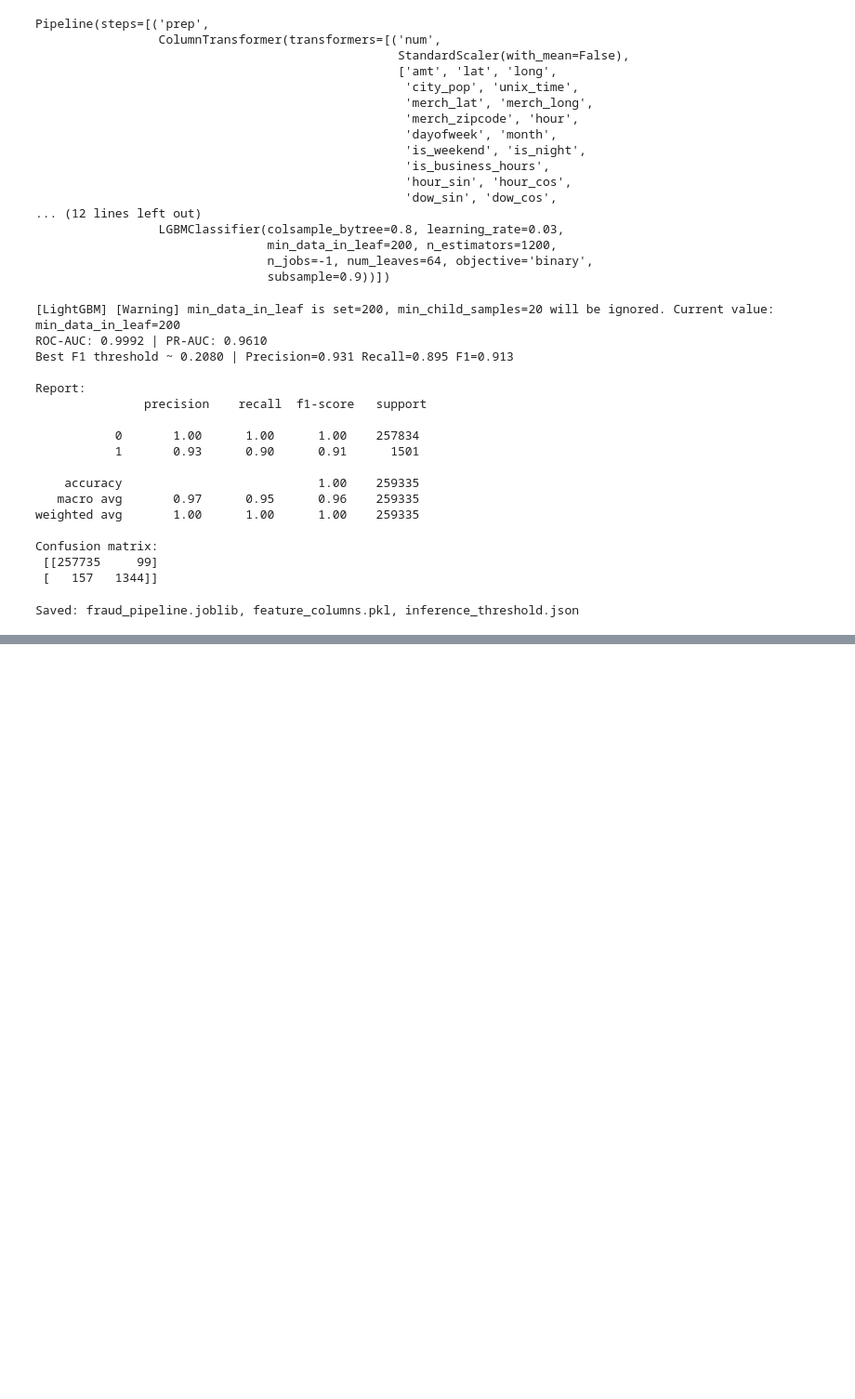
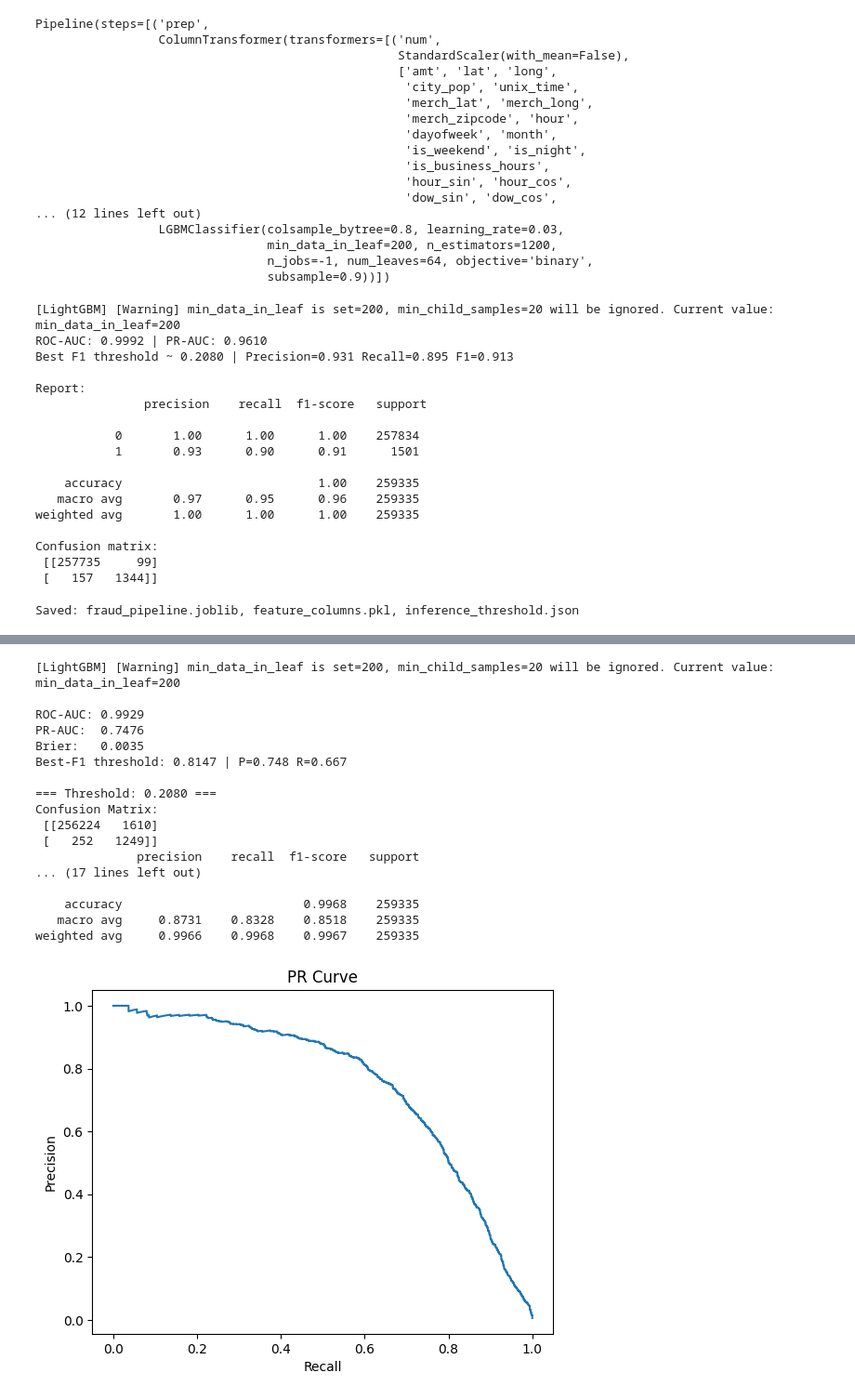
Before and after one commit to Beepeen78/card-fraud-detection-pipeline, a Jupyter notebook: notebooks/eda_and_feature_engineering.ipynb, the cells around one changed output, grey strips where cells are left out. Shown at 93% size. Cells and saved outputs as stored; diff of their text form; code cells hidden in the pictures; blank space fills up the shorter version.

Commit message:
Updated fraud detection app with bug fixes and visualizations

```diff
--- a/notebooks/eda_and_feature_engineering.ipynb
+++ b/notebooks/eda_and_feature_engineering.ipynb
@@ -1418,0 +1458,61 @@ def score_transactions(df_new: pd.DataFrame):
+# %%
+from sklearn.metrics import (
+    roc_auc_score, average_precision_score, precision_recall_curve,
+    roc_curve, confusion_matrix, classification_report, brier_score_loss
+)
+from sklearn.calibration import calibration_curve
+import numpy as np
+import matplotlib.pyplot as plt
+
+y_prob_test = model.predict_proba(X_test_aligned)[:, 1]
+
+roc_auc = roc_auc_score(y_test, y_prob_test)
+pr_auc  = average_precision_score(y_test, y_prob_test)
+brier   = brier_score_loss(y_test, y_prob_test)
+print(f"\nROC-AUC: {roc_auc:.4f}")
+print(f"PR-AUC:  {pr_auc:.4f}")
+print(f"Brier:   {brier:.4f}")
+
+precision, recall, thr = precision_recall_curve(y_test, y_prob_test)
+f1 = 2*(precision*recall)/(precision+recall+1e-12)
+best_idx = np.nanargmax(f1)
+best_thr = thr[best_idx] if best_idx < len(thr) else threshold
+print(f"Best-F1 threshold: {best_thr:.4f} | P={precision[best_idx]:.3f} R={recall[best_idx]:.3f}")
+
+def cm_and_report(y_true, y_proba, t):
+    y_pred = (y_proba >= t).astype(int)
+    cm = confusion_matrix(y_true, y_pred)
+    print(f"\n=== Threshold: {t:.4f} ===")
+    print("Confusion Matrix:\n", cm)
+    print(classification_report(y_true, y_pred, digits=4))
+    return y_pred, cm
+
+_yp_saved, cm_saved = cm_and_report(y_test, y_prob_test, threshold)
+_yp_best,  cm_best  = cm_and_report(y_test, y_prob_test, best_thr)
+
+# PR/ROC/Calibration plots
+plt.figure(); plt.plot(recall, precision); plt.xlabel("Recall"); plt.ylabel("Precision"); plt.title("PR Curve"); plt.show()
+from sklearn.metrics import roc_curve
+fpr, tpr, _ = roc_curve(y_test, y_prob_test)
+plt.figure(); plt.plot(fpr, tpr); plt.plot([0,1],[0,1],'--'); plt.xlabel("FPR"); plt.ylabel("TPR"); plt.title("ROC Curve"); plt.show()
+frac_pos, mean_pred = calibration_curve(y_test, y_prob_test, n_bins=10, strategy="uniform")
+plt.figure(); plt.plot(mean_pred, frac_pos, marker='o'); plt.plot([0,1],[0,1],'--'); plt.xlabel("Mean predicted"); plt.ylabel("Fraction positives"); plt.title("Calibration Curve"); plt.show()
+# %% [output]
+[LightGBM] [Warning] min_data_in_leaf is set=200, min_child_samples=20 will be ignored. Current value: min_data_in_leaf=200
+
+ROC-AUC: 0.9929
+PR-AUC:  0.7476
+Brier:   0.0035
+Best-F1 threshold: 0.8147 | P=0.748 R=0.667
+
+=== Threshold: 0.2080 ===
+Confusion Matrix:
+ [[256224   1610]
+ [   252   1249]]
+              precision    recall  f1-score   support
+... (17 lines left out)
+
+    accuracy                         0.9968    259335
+   macro avg     0.8731    0.8328    0.8518    259335
+weighted avg     0.9966    0.9968    0.9967    259335
+[figure, added]
```
Also changed, not shown: parts of 8 cells of this notebook, 9 other files.
